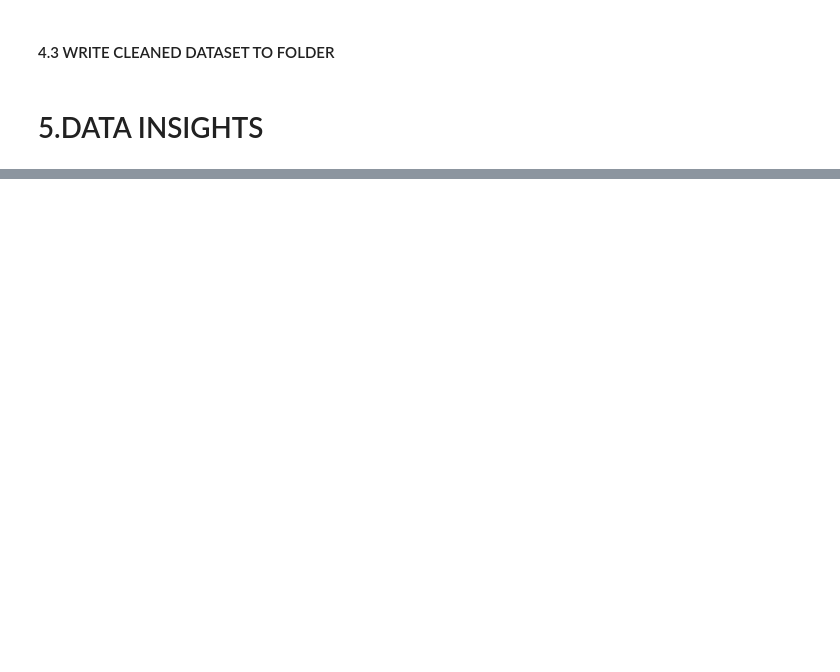
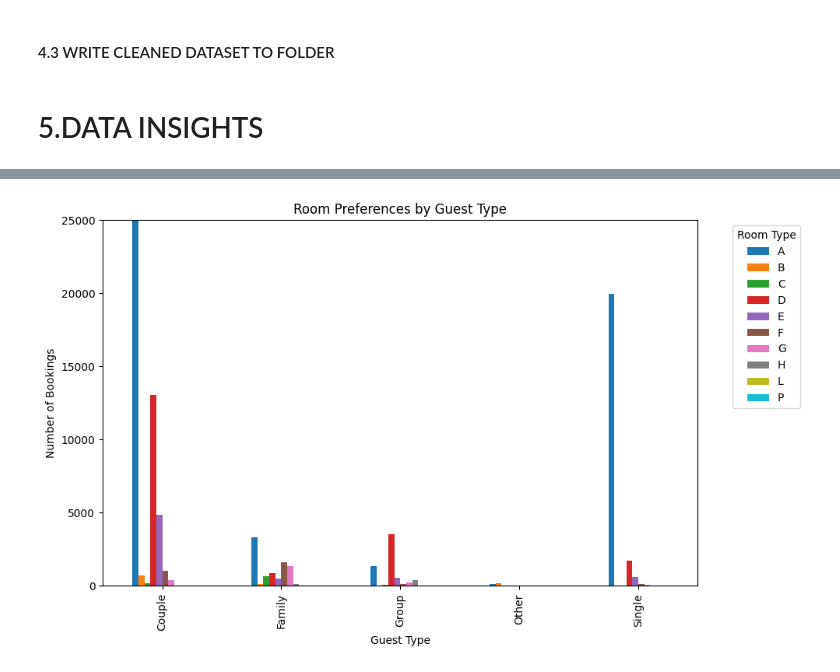
Before and after one commit to AnJoGoe/Project_1, a Jupyter notebook: DataGemini_Analytics_Project1.ipynb, the cells around one changed output, grey strips where cells are left out. Saved outputs shown, nothing was run; the diff lists cells and outputs as text; code cells hidden in the pictures; blank space fills up the shorter version.

```diff
--- a/DataGemini_Analytics_Project1.ipynb
+++ b/DataGemini_Analytics_Project1.ipynb
@@ -352,2 +434,0 @@ df_in = df_clean()
-# %%
-df_in = ["guest_type"] = df_viz.apply(map_guest_type, axis=1)
@@ -353,0 +454,3 @@ df_in = ["guest_type"] = df_viz.apply(map_guest_type, axis=1)
+# %%
+room_type_pref = df_in.groupby("guest_type")['reserved_room_type'].value_counts().unstack() # see usntack: 2.3_combining_structuring_data
+room_type_pref
@@ -353,0 +465,19 @@ df_in = ["guest_type"] = df_viz.apply(map_guest_type, axis=1)
+# %%
+# Visualize room type preference  by guest type
+
+room_type_pref.plot(kind='bar', figsize=(10, 6)) # https://stackoverflow.com/questions/11927715/how-to-give-a-pandas-matplotlib-bar-graph-custom-colors
+plt.title('Room Preferences by Guest Type')
+plt.xlabel("Guest Type")
+plt.ylabel("Number of Bookings")
+plt.legend(title='Room Type', bbox_to_anchor=(1.05, 1), loc='upper left')
+
+# Adjust y-axis to better dispaly the lower value bars
+plt.ylim(0, 25000)
+
+plt.tight_layout()
+
+plt.savefig('./resources/room_type_pref.png') # Save as PNG Image to resources
+
+plt.show() # Show Graph
+# %% [output]
+[figure, added]
```
Also changed, not shown: parts of 36 cells of this notebook, 4 other files.
